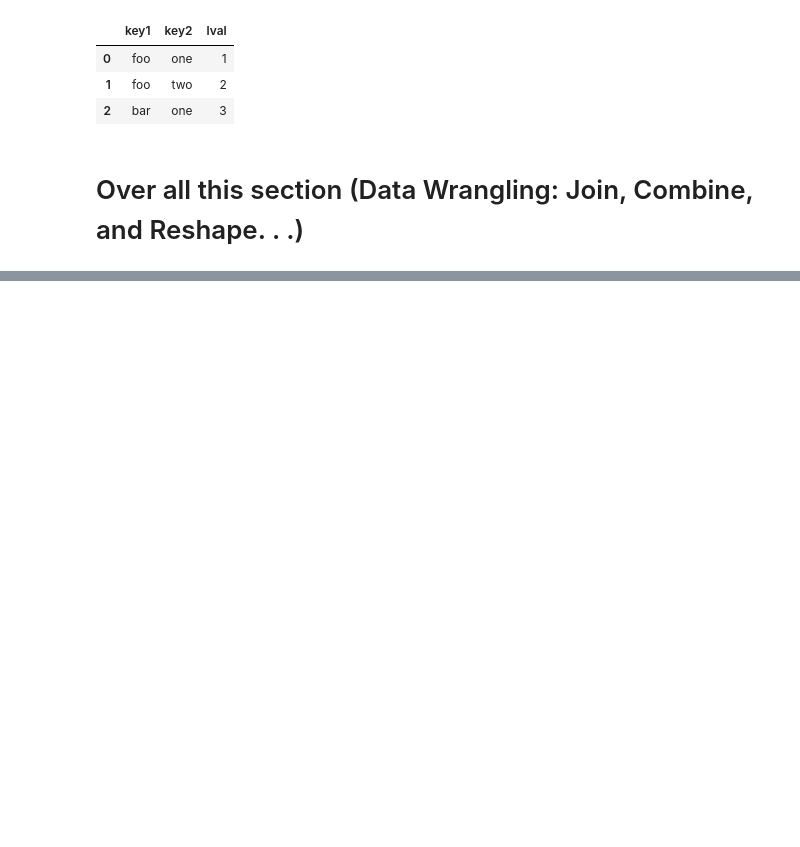
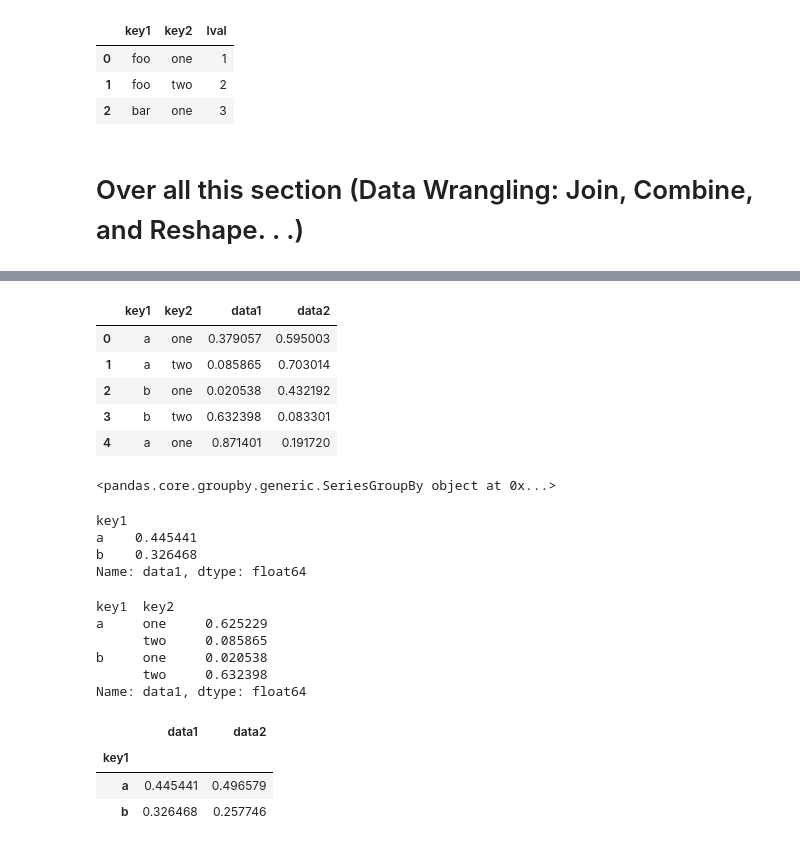
Before and after one commit to pappucode/data-science-with-Python, a Jupyter notebook: data_cleaning_and_preparation.ipynb, the cells around one changed output, grey strips where cells are left out. Drawn from its saved outputs; the diff is of its cells as text; code cells hidden in the pictures; blank space fills up the shorter version.

```diff
--- a/data_cleaning_and_preparation.ipynb
+++ b/data_cleaning_and_preparation.ipynb
@@ -999,0 +1020,42 @@ left
+# %%
+df = pd.DataFrame({'key1' : ['a', 'a', 'b', 'b', 'a'],
+                  'key2' : ['one','two','one','two','one'],
+                  'data1' : np.random.rand(5),
+                  'data2' : np.random.rand(5)})
+df
+# %% [output]
+|  | key1 | key2 | data1 | data2 |
+| 0 | a | one | 0.379057 | 0.595003 |
+| 1 | a | two | 0.085865 | 0.703014 |
+| 2 | b | one | 0.020538 | 0.432192 |
+| 3 | b | two | 0.632398 | 0.083301 |
+| 4 | a | one | 0.871401 | 0.191720 |
+# %%
+grouped = df['data1'].groupby(df['key1'])
+grouped
+# %% [output]
+<pandas.core.groupby.generic.SeriesGroupBy object at 0x...>
+# %%
+grouped.mean()
+# %% [output]
+key1
+a    0.445441
+b    0.326468
+Name: data1, dtype: float64
+# %%
+# If instead we had passed multiple arrays as a list, we’d get something different
+df['data1'].groupby([df['key1'], df['key2']]).mean()
+# %% [output]
+key1  key2
+a     one     0.625229
+      two     0.085865
+b     one     0.020538
+      two     0.632398
+Name: data1, dtype: float64
+# %%
+df.groupby('key1').mean()
+# %% [output]
+|  | data1 | data2 |
+| key1 |  |  |
+| a | 0.445441 | 0.496579 |
+| b | 0.326468 | 0.257746 |
```
Also changed, not shown: parts of 20 cells of this notebook, 3 other files.
